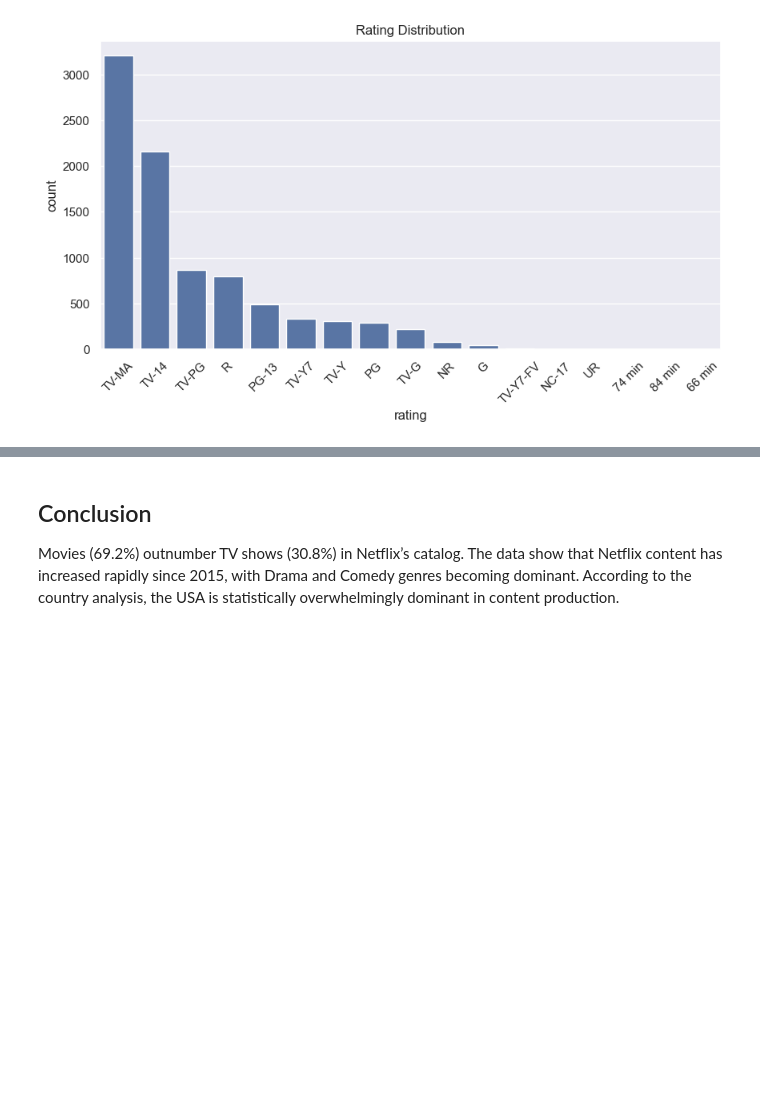
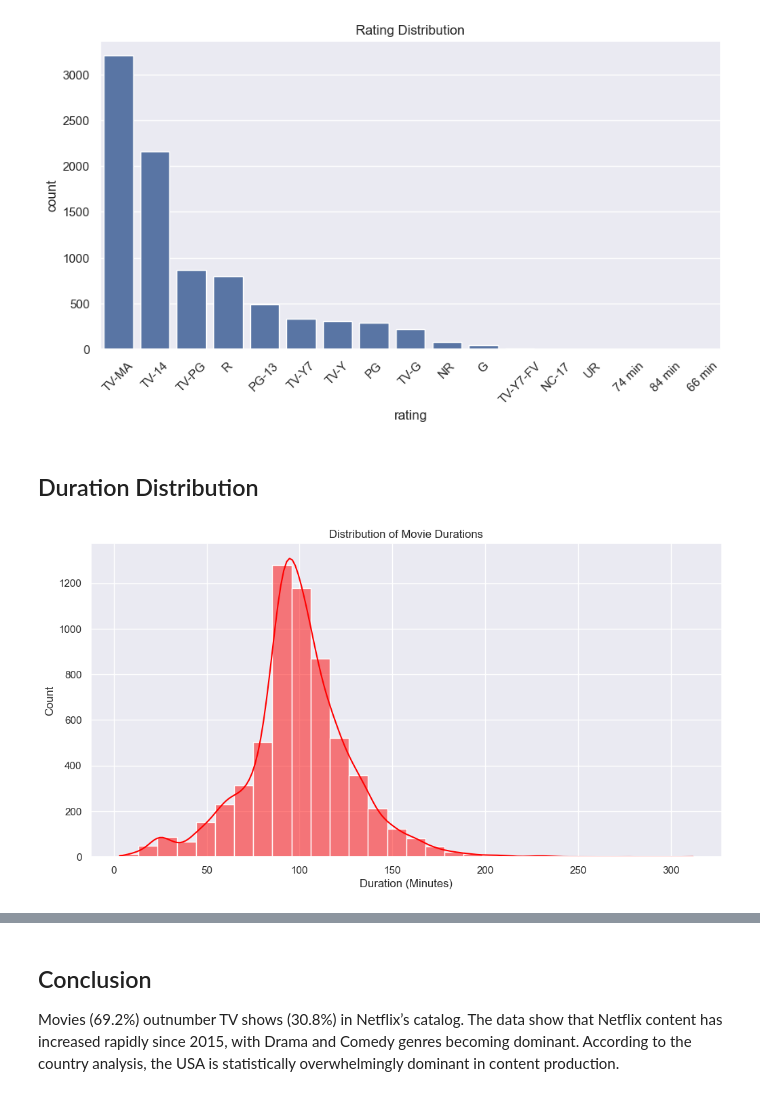
Before and after one commit to basakeris/netflix-analysis-project, a Jupyter notebook: Final_Project_Report.ipynb, the cells around one changed output, grey strips where cells are left out. Saved outputs shown, nothing was run; the diff lists cells and outputs as text; code cells hidden in the pictures; blank space fills up the shorter version.

```diff
--- a/Final_Project_Report.ipynb
+++ b/Final_Project_Report.ipynb
@@ -181,3 +181,17 @@ plt.title("Rating Distribution")
 plt.show()
 # %% [output]
 [figure]
+# %% [markdown]
+## Duration Distribution
+# %%
+
+movies = df[df['type'] == 'Movie']
+
+plt.figure(figsize=(12, 6))
+sns.histplot(movies['duration_numeric'], bins=30, kde=True, color='red')
+plt.title("Distribution of Movie Durations")
+plt.xlabel("Duration (Minutes)")
+plt.ylabel("Count")
+plt.show()
+# %% [output]
+[figure, added]
```
Also changed, not shown: parts of 8 cells of this notebook, 1 other file.
